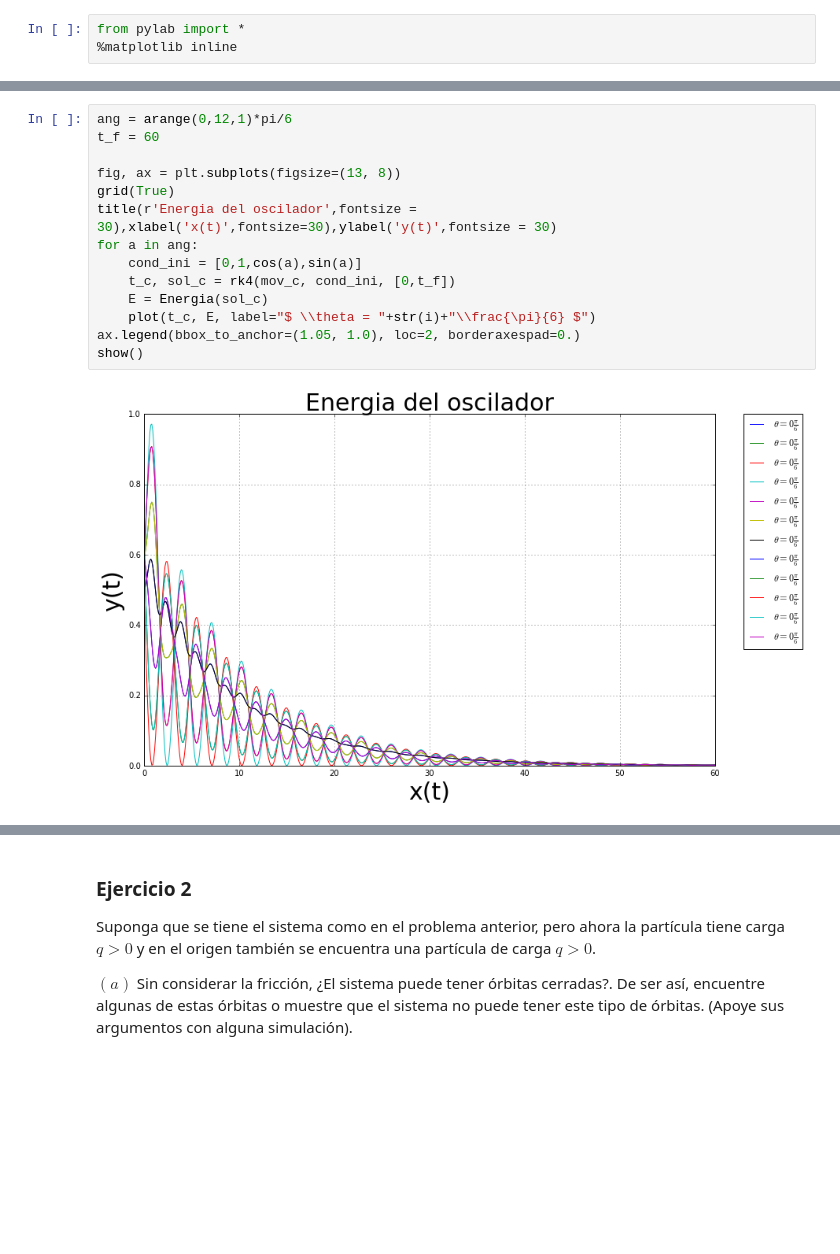
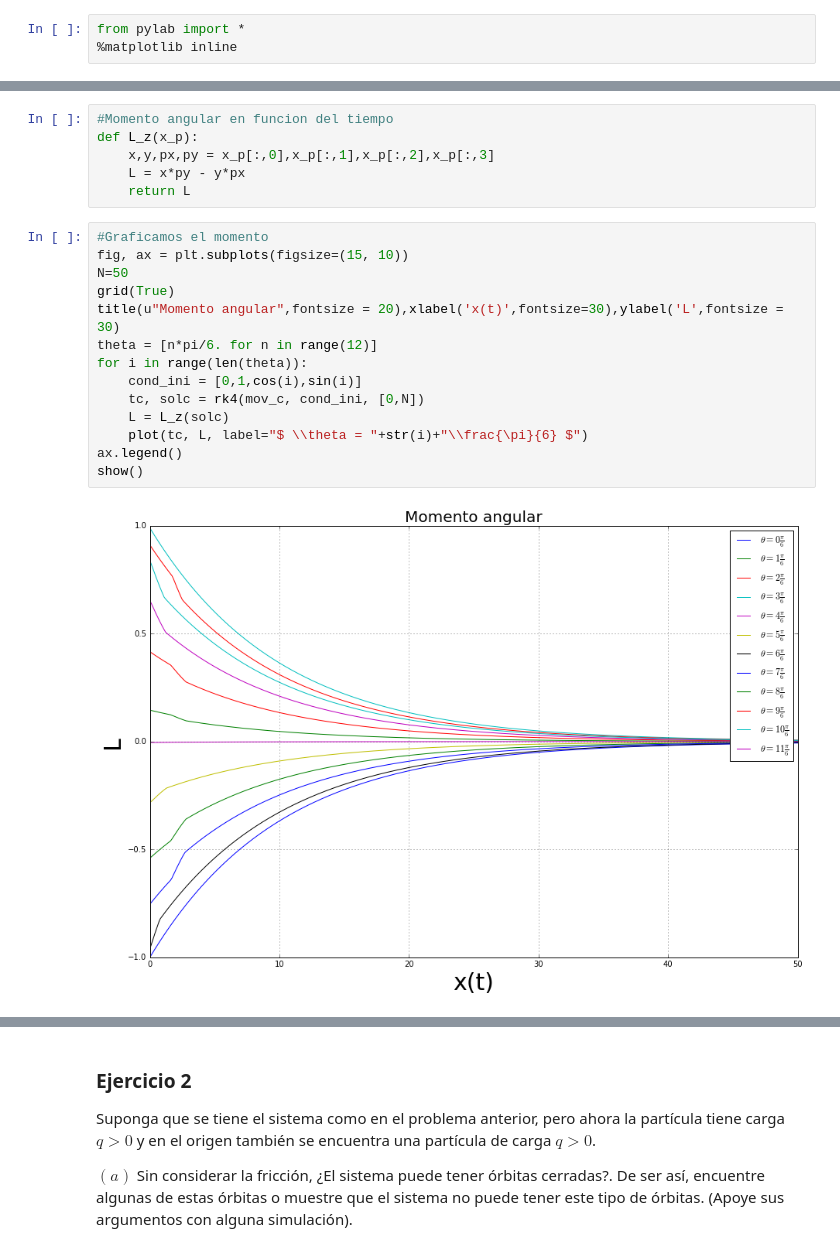
Before and after one commit to ignacio-vc/fcomp, a Jupyter notebook: examenes/examen1.ipynb, the cells around one changed output, grey strips where cells are left out. Drawn from its saved outputs; the diff is of its cells as text; blank space fills up the shorter version.

```diff
--- a/examenes/examen1.ipynb
+++ b/examenes/examen1.ipynb
@@ -177,17 +153,23 @@ def L_z(x_p):
+# %%
+#Momento angular en funcion del tiempo
+def L_z(x_p):
+    x,y,px,py = x_p[:,0],x_p[:,1],x_p[:,2],x_p[:,3]
+    L = x*py - y*px
+    return L
 # %%
-ang = arange(0,12,1)*pi/6
-t_f = 60
-
-fig, ax = plt.subplots(figsize=(13, 8))
+#Graficamos el momento
+fig, ax = plt.subplots(figsize=(15, 10))
+N=50
 grid(True)
-title(r'Energia del oscilador',fontsize = 30),xlabel('x(t)',fontsize=30),ylabel('y(t)',fontsize = 30)
-for a in ang:
-    cond_ini = [0,1,cos(a),sin(a)]
-    t_c, sol_c = rk4(mov_c, cond_ini, [0,t_f])
-    E = Energia(sol_c)
-    plot(t_c, E, label="$ \\theta = "+str(i)+"\\frac{\pi}{6} $")
-ax.legend(bbox_to_anchor=(1.05, 1.0), loc=2, borderaxespad=0.)
+title(u"Momento angular",fontsize = 20),xlabel('x(t)',fontsize=30),ylabel('L',fontsize = 30)
+theta = [n*pi/6. for n in range(12)]
+for i in range(len(theta)):
+    cond_ini = [0,1,cos(i),sin(i)]
+    tc, solc = rk4(mov_c, cond_ini, [0,N])
+    L = L_z(solc)
+    plot(tc, L, label="$ \\theta = "+str(i)+"\\frac{\pi}{6} $")
+ax.legend()
 show()
 # %% [output]
-[figure, old version]
+[figure, new version]
 # %%
```
Also changed, not shown: parts of 28 cells of this notebook, 1 other file.
